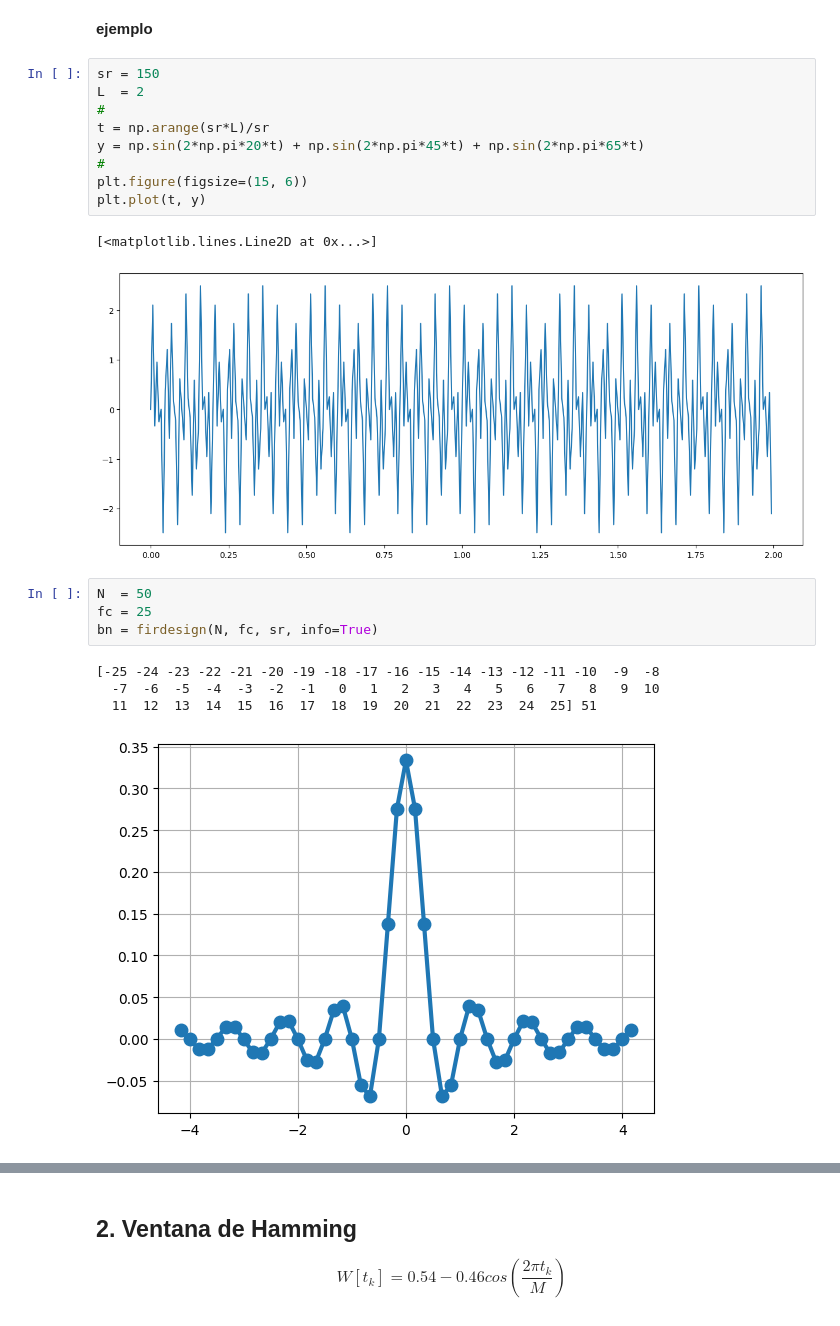
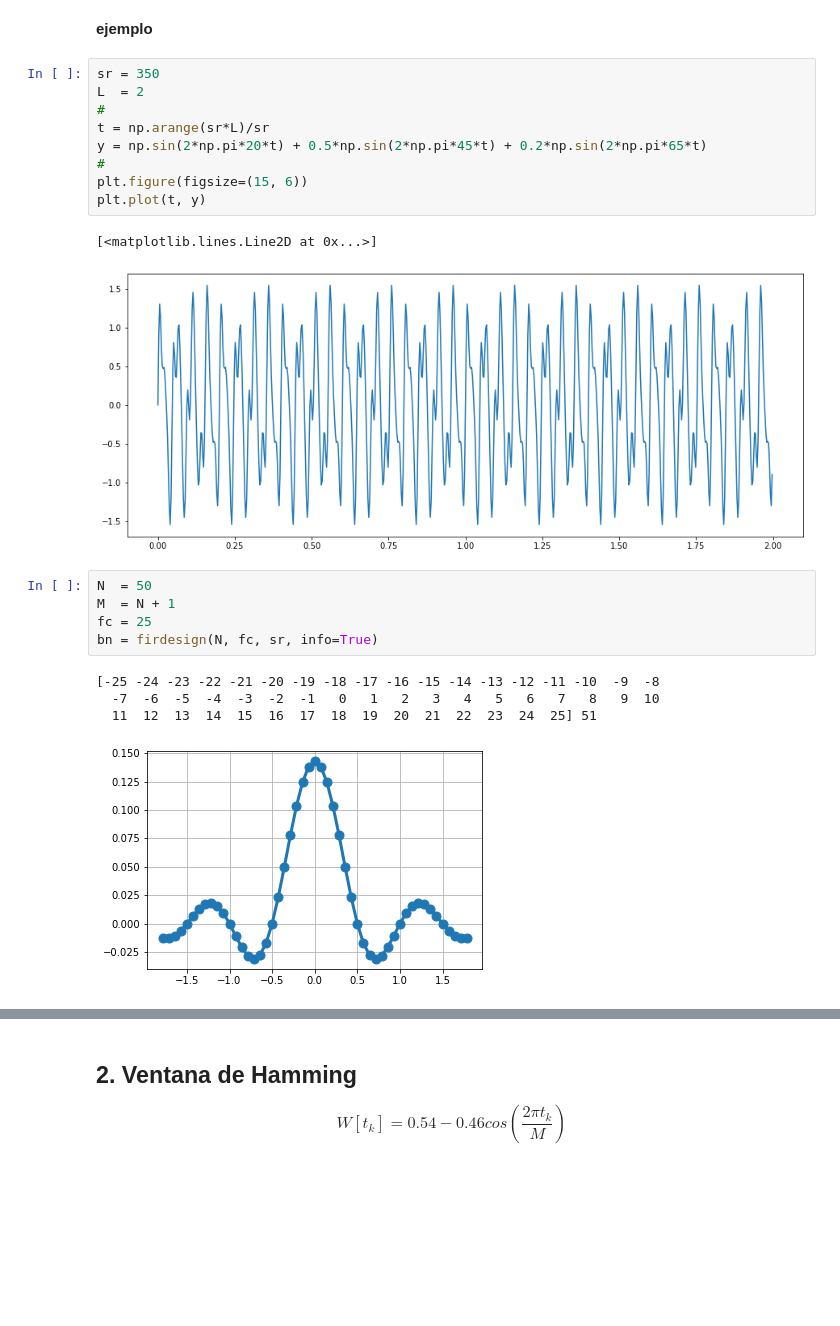
Before and after one commit to Poswer96/filtra_23-i, a Jupyter notebook: src/Filtros FIR/Filtros FIR Pasa Bajas. Diseño con Ventanas.ipynb, the cells around one changed output, grey strips where cells are left out. Cells and saved outputs as stored; diff of their text form; blank space fills up the shorter version.

```diff
--- a/src/Filtros FIR/Filtros FIR Pasa Bajas. Diseño con Ventanas.ipynb
+++ b/src/Filtros FIR/Filtros FIR Pasa Bajas. Diseño con Ventanas.ipynb
@@ -118,26 +118,27 @@ plt.show()
 # %% [markdown]
 **ejemplo**
 # %%
-sr = 150
+sr = 350
 L  = 2
 #
 t = np.arange(sr*L)/sr
-y = np.sin(2*np.pi*20*t) + np.sin(2*np.pi*45*t) + np.sin(2*np.pi*65*t)
+y = np.sin(2*np.pi*20*t) + 0.5*np.sin(2*np.pi*45*t) + 0.2*np.sin(2*np.pi*65*t)
 #
 plt.figure(figsize=(15, 6))
 plt.plot(t, y)
 # %% [output]
 [<matplotlib.lines.Line2D at 0x...>]
-[figure, old version]
+[figure, new version]
 # %%
 N  = 50
+M  = N + 1
 fc = 25
 bn = firdesign(N, fc, sr, info=True)
 # %% [output]
 [-25 -24 -23 -22 -21 -20 -19 -18 -17 -16 -15 -14 -13 -12 -11 -10  -9  -8
   -7  -6  -5  -4  -3  -2  -1   0   1   2   3   4   5   6   7   8   9  10
   11  12  13  14  15  16  17  18  19  20  21  22  23  24  25] 51
-[figure, old version]
+[figure, new version]
 # %%
 plt.plot(signal.lfilter(bn, [1], y))
 # %% [output]
```
Also changed, not shown: parts of 12 cells of this notebook.
